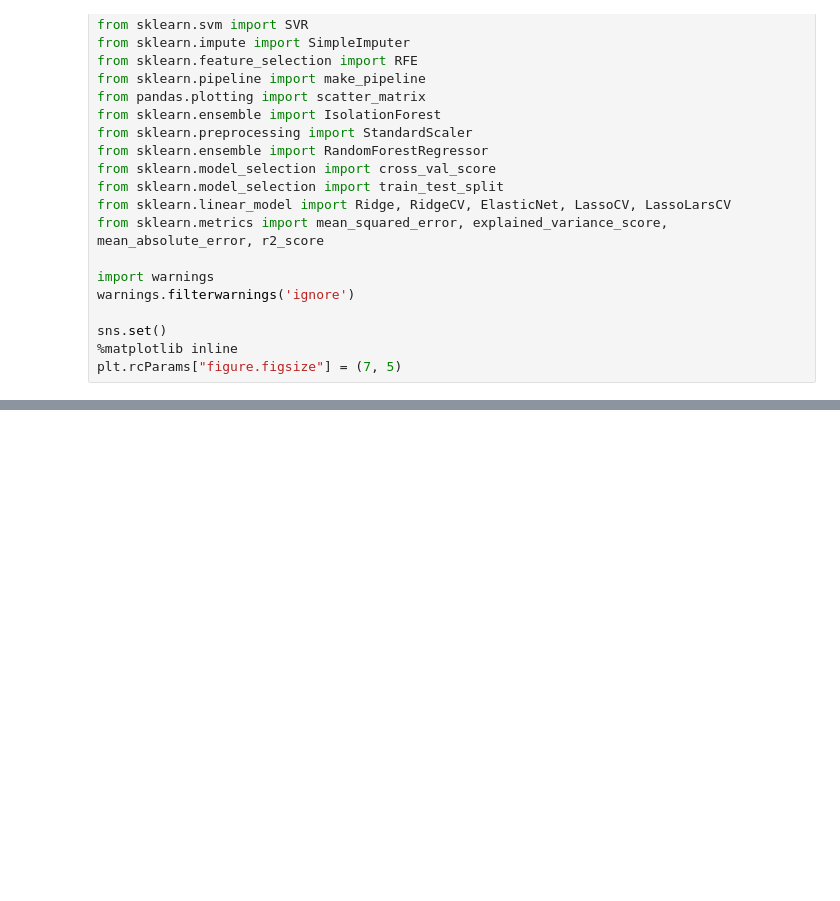
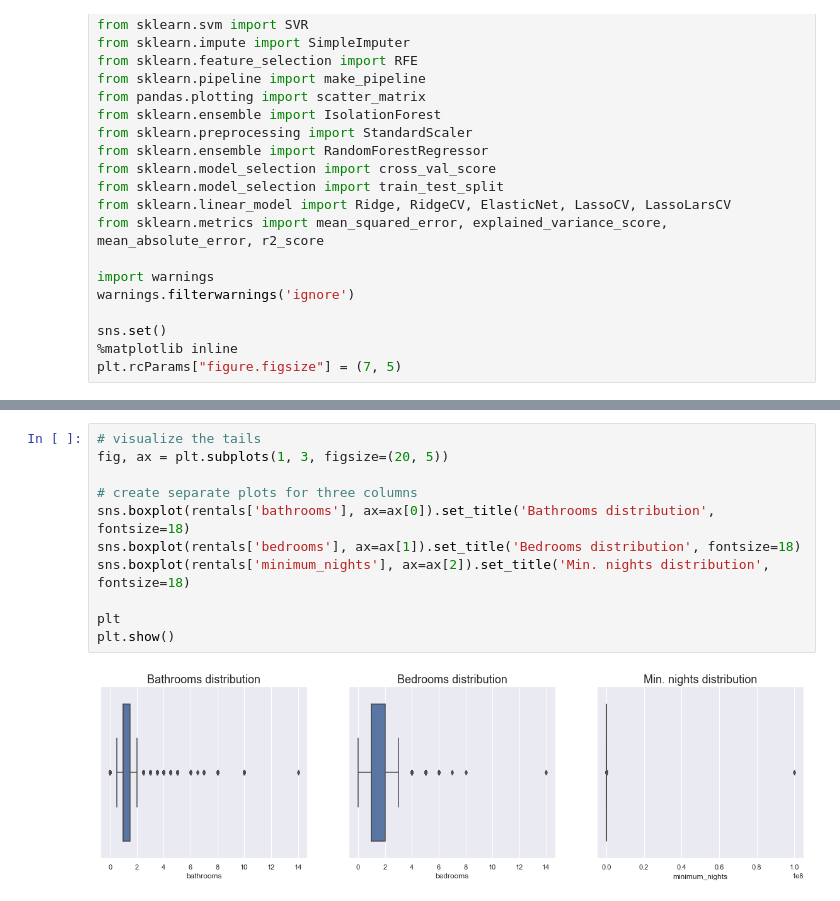
Before and after one commit to dissagaliyeva/property-rentals-analysis, a Jupyter notebook: analysis.ipynb, the cells around one changed output, grey strips where cells are left out. Cells and saved outputs as stored; diff of their text form; blank space fills up the shorter version.

```diff
--- a/analysis.ipynb
+++ b/analysis.ipynb
@@ -102,0 +153,13 @@ Number of rows with missing values: 16 (0.2%)
+# %%
+# visualize the tails
+fig, ax = plt.subplots(1, 3, figsize=(20, 5))
+
+# create separate plots for three columns
+sns.boxplot(rentals['bathrooms'], ax=ax[0]).set_title('Bathrooms distribution', fontsize=18)
+sns.boxplot(rentals['bedrooms'], ax=ax[1]).set_title('Bedrooms distribution', fontsize=18)
+sns.boxplot(rentals['minimum_nights'], ax=ax[2]).set_title('Min. nights distribution', fontsize=18)
+
+plt
+plt.show()
+# %% [output]
+[figure, added]
```
Also changed, not shown: parts of 108 cells of this notebook.
